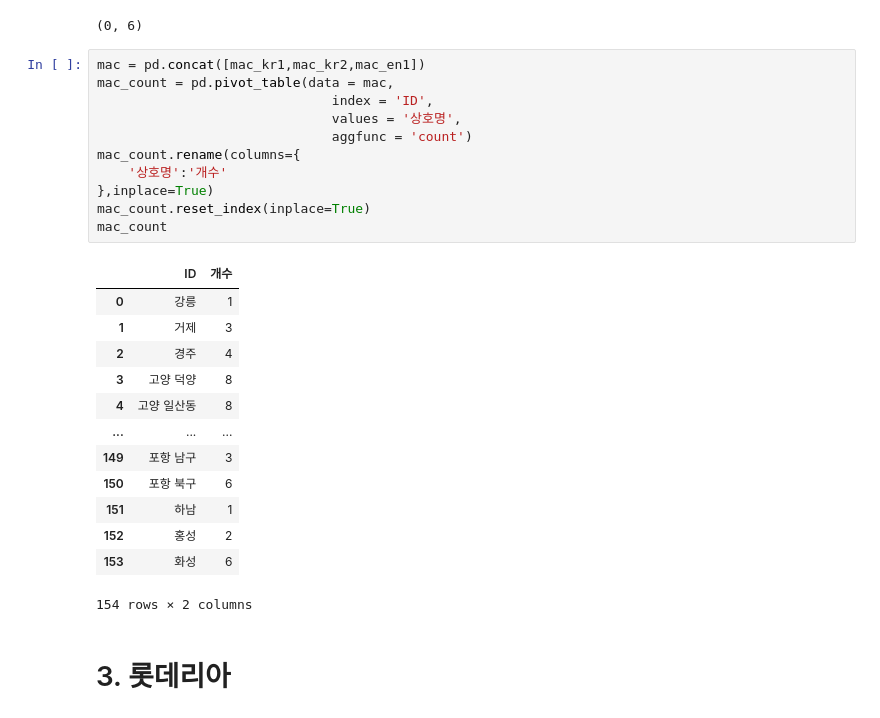
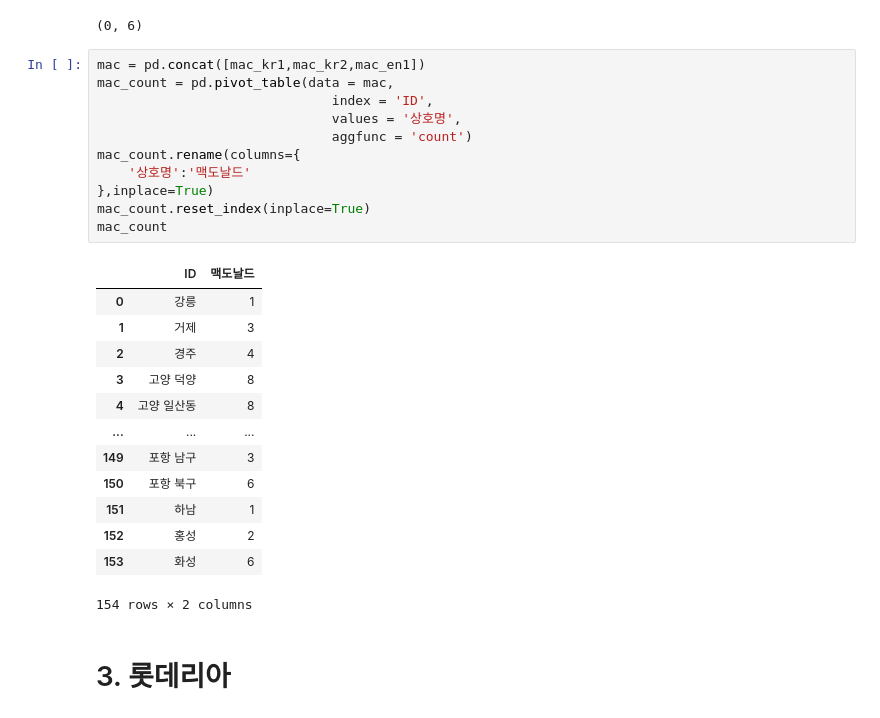
Before and after one commit to beegramin9/Python-DataScience-Hoseo-ProjectData, a Jupyter notebook: Ch5_버거지수/1_전처리.ipynb, the cells around one changed output. Cells and saved outputs as stored; diff of their text form.

```diff
--- a/Ch5_버거지수/1_전처리.ipynb
+++ b/Ch5_버거지수/1_전처리.ipynb
@@ -99,16 +98,16 @@ mac_en1.shape
 # %%
 mac = pd.concat([mac_kr1,mac_kr2,mac_en1])
 mac_count = pd.pivot_table(data = mac,
                               index = 'ID',
                               values = '상호명',
                               aggfunc = 'count')
 mac_count.rename(columns={
-    '상호명':'개수'
+    '상호명':'맥도날드'
 },inplace=True)
 mac_count.reset_index(inplace=True)
 mac_count
 # %% [output]
-|  | ID | 개수 |
+|  | ID | 맥도날드 |
 | 0 | 강릉 | 1 |
 | 1 | 거제 | 3 |
 | 2 | 경주 | 4 |
```
Also changed, not shown: parts of 26 cells of this notebook, 3 other files.
